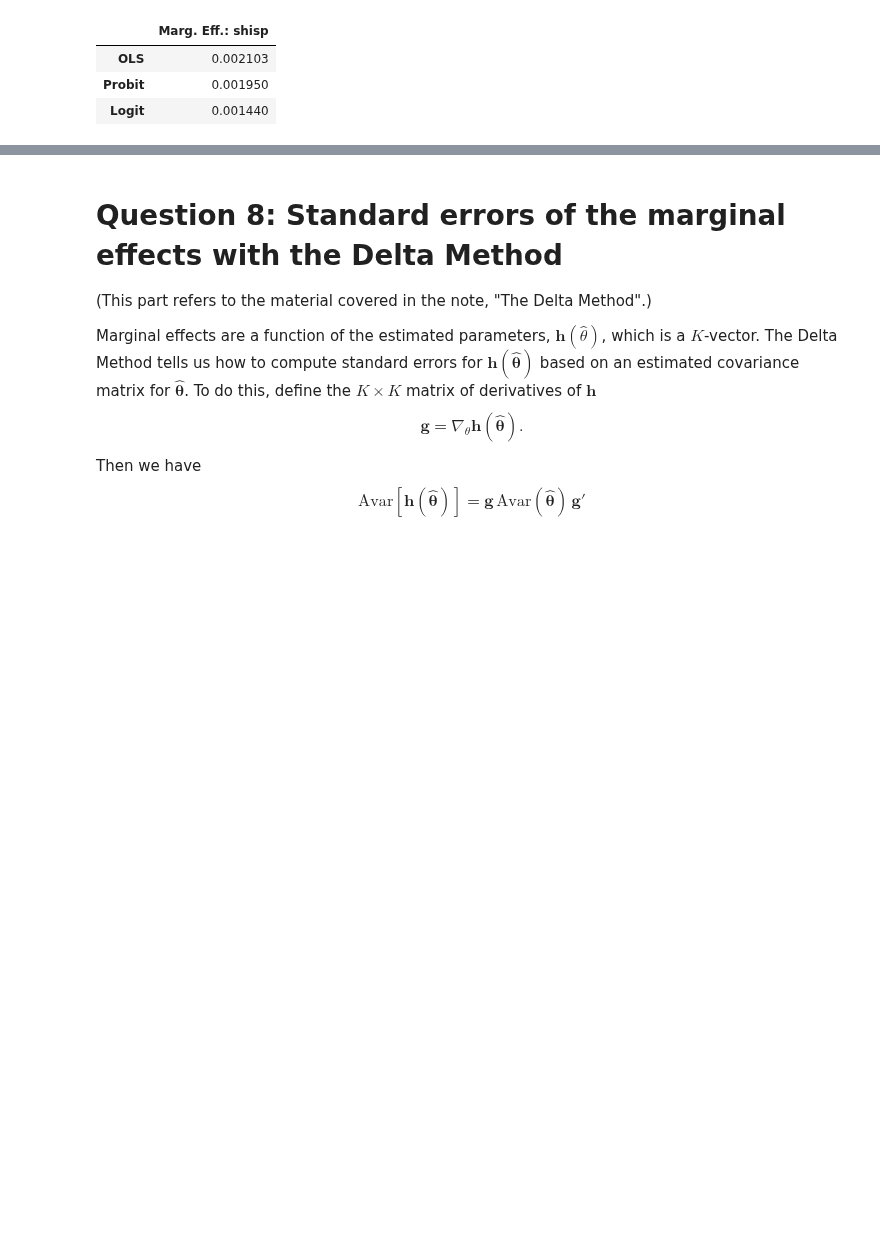
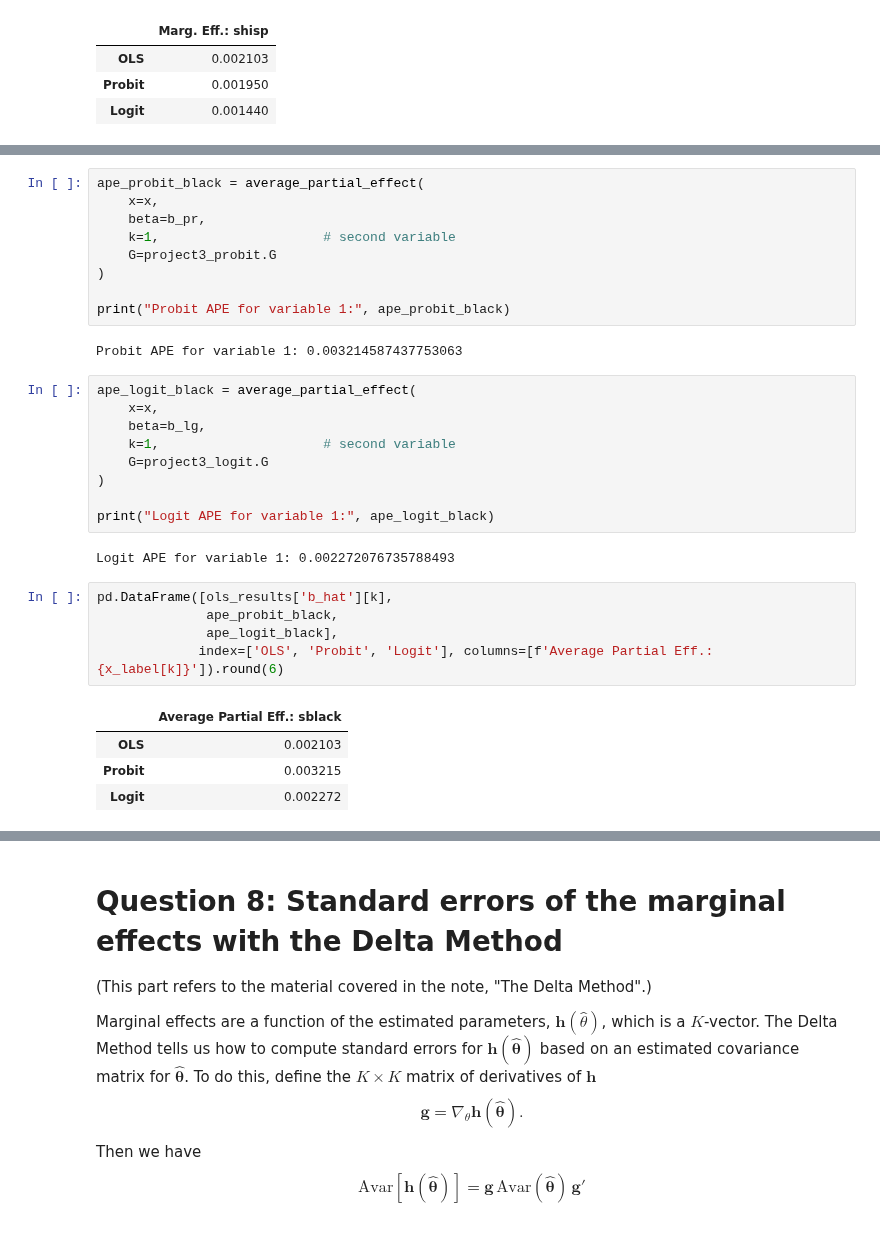
Before and after one commit to LucasJantunen/AdvMicroEconometrics, a Jupyter notebook: project3.ipynb, the cells around one changed output, grey strips where cells are left out. Saved outputs shown, nothing was run; the diff lists cells and outputs as text; blank space fills up the shorter version.

```diff
--- a/project3.ipynb
+++ b/project3.ipynb
@@ -568,0 +609,32 @@ pd.DataFrame([ols_results['b_hat'][k],
+# %%
+ape_probit_black = average_partial_effect(
+    x=x,
+    beta=b_pr,
+    k=1,                     # second variable
+    G=project3_probit.G
+)
+
+print("Probit APE for variable 1:", ape_probit_black)
+# %% [output]
+Probit APE for variable 1: 0.003214587437753063
+# %%
+ape_logit_black = average_partial_effect(
+    x=x,
+    beta=b_lg,
+    k=1,                     # second variable
+    G=project3_logit.G
+)
+
+print("Logit APE for variable 1:", ape_logit_black)
+# %% [output]
+Logit APE for variable 1: 0.002272076735788493
+# %%
+pd.DataFrame([ols_results['b_hat'][k],
+              ape_probit_black,
+              ape_logit_black],
+             index=['OLS', 'Probit', 'Logit'], columns=[f'Average Partial Eff.: {x_label[k]}']).round(6)
+# %% [output]
+|  | Average Partial Eff.: sblack |
+| OLS | 0.002103 |
+| Probit | 0.003215 |
+| Logit | 0.002272 |
```
Also changed, not shown: parts of 32 cells of this notebook.
